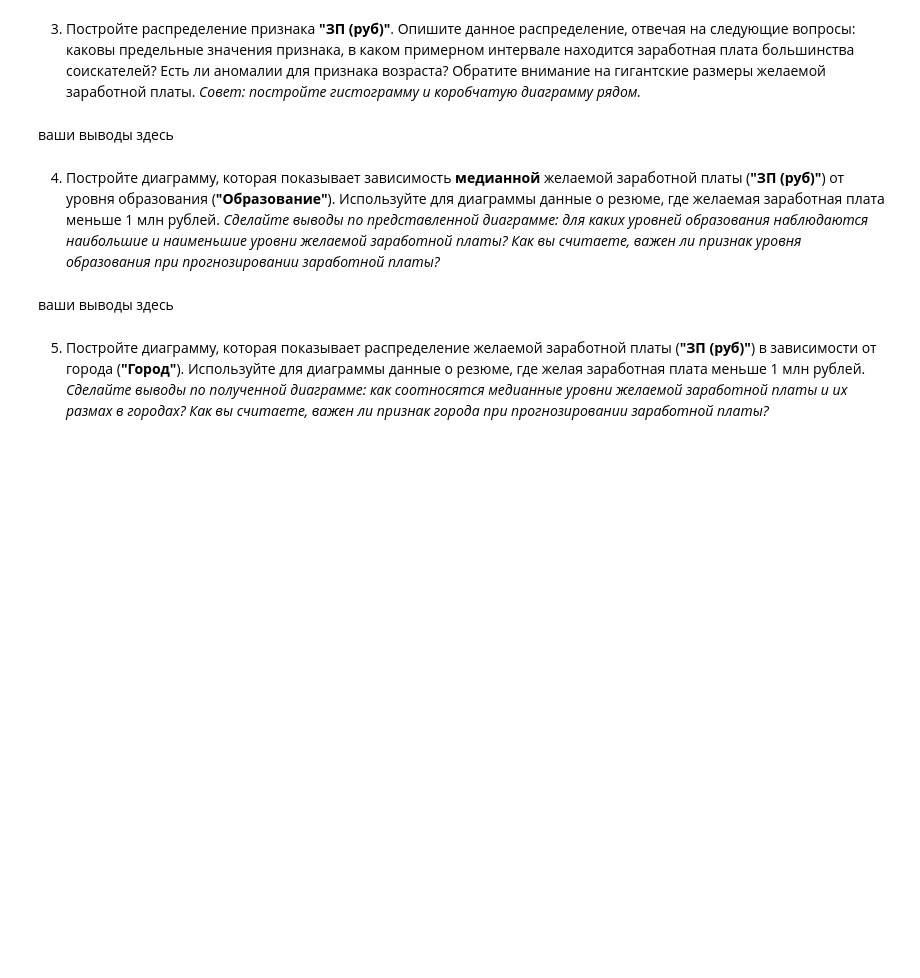
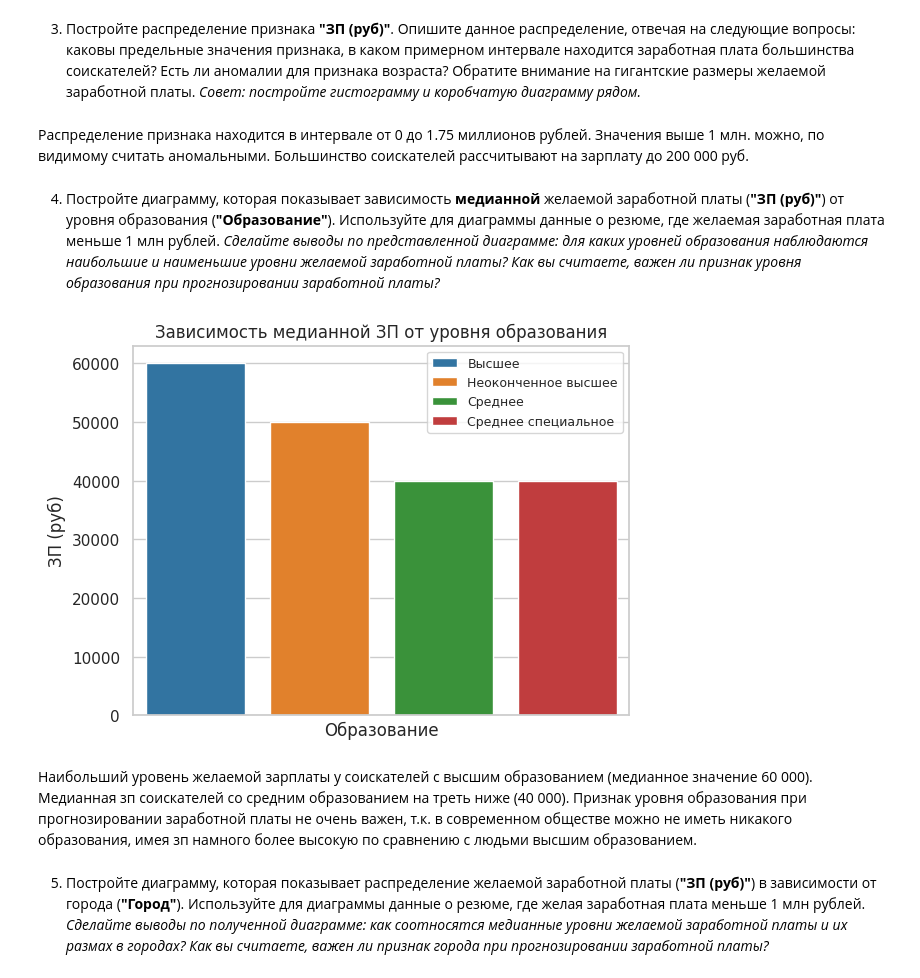
Before and after one commit to sawtoothpulse/project_1, a Jupyter notebook: project_1.ipynb, the cells around one changed output. Drawn from its saved outputs; the diff is of its cells as text; code cells hidden in the pictures; blank space fills up the shorter version.

```diff
--- a/project_1.ipynb
+++ b/project_1.ipynb
@@ -359,12 +400,26 @@ memory usage: 5.7+ MB
 # %% [markdown]
-ваши выводы здесь
+Распределение признака находится в интервале от 0 до 1.75 миллионов рублей. Значения выше 1 млн. можно, по видимому считать аномальными. Большинство соискателей рассчитывают на зарплату до 200 000 руб.
 # %% [markdown]
 4. Постройте диаграмму, которая показывает зависимость **медианной** желаемой заработной платы (**"ЗП (руб)"**) от уровня образования (**"Образование"**). Используйте для диаграммы данные о резюме, где желаемая заработная плата меньше 1 млн рублей.
 *Сделайте выводы по представленной диаграмме: для каких уровней образования наблюдаются наибольшие и наименьшие уровни желаемой заработной платы? Как вы считаете, важен ли признак уровня образования при прогнозировании заработной платы?*
 # %%
-# ваш код здесь
+salary = hh[hh['ЗП (руб)'] < 1000000].groupby('Образование', as_index=False)['ЗП (руб)'].median()
+plt.subplot()
+barplot = sns.barplot(
+    data=salary,
+    x='Образование',
+    y='ЗП (руб)',
+    hue='Образование',
+    width=0.8,
+    dodge=False
+);
+plt.xticks([])
+plt.title('Зависимость медианной ЗП от уровня образования')
+plt.legend(fontsize=9);
+# %% [output]
+[figure, added]
 # %% [markdown]
-ваши выводы здесь
+Наибольший уровень желаемой зарплаты у соискателей с высшим образованием (медианное значение 60 000). Медианная зп соискателей со средним образованием на треть ниже (40 000). Признак уровня образования при прогнозировании заработной платы не очень важен, т.к. в современном обществе можно не иметь никакого образования, имея зп намного более высокую по сравнению с людьми высшим образованием.
 # %% [markdown]
 5. Постройте диаграмму, которая показывает распределение желаемой заработной платы (**"ЗП (руб)"**) в зависимости от города (**"Город"**). Используйте для диаграммы данные о резюме, где желая заработная плата меньше 1 млн рублей.
 *Сделайте выводы по полученной диаграмме: как соотносятся медианные уровни желаемой заработной платы и их размах в городах? Как вы считаете, важен ли признак города при прогнозировании заработной платы?*
```
Also changed, not shown: parts of 34 cells of this notebook.
